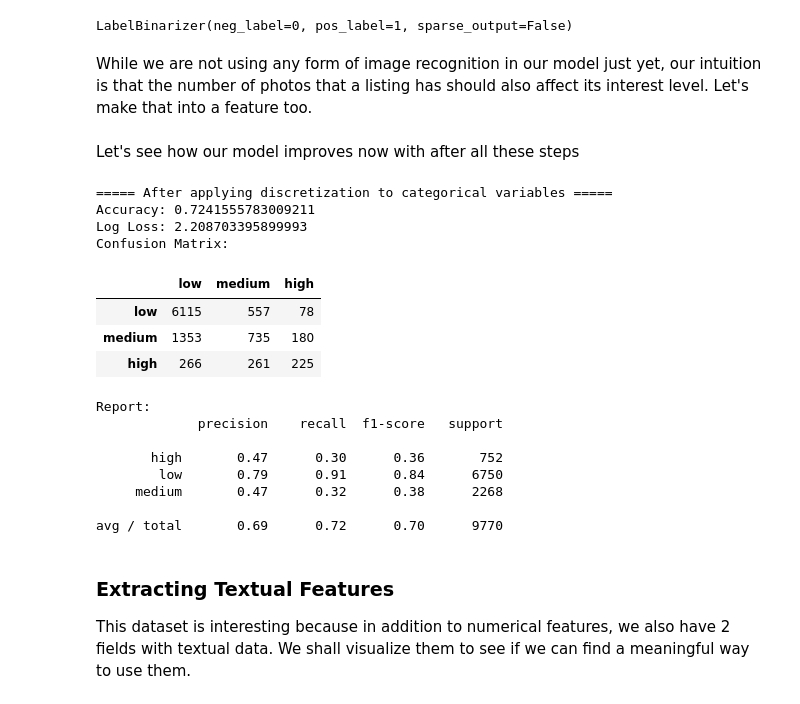
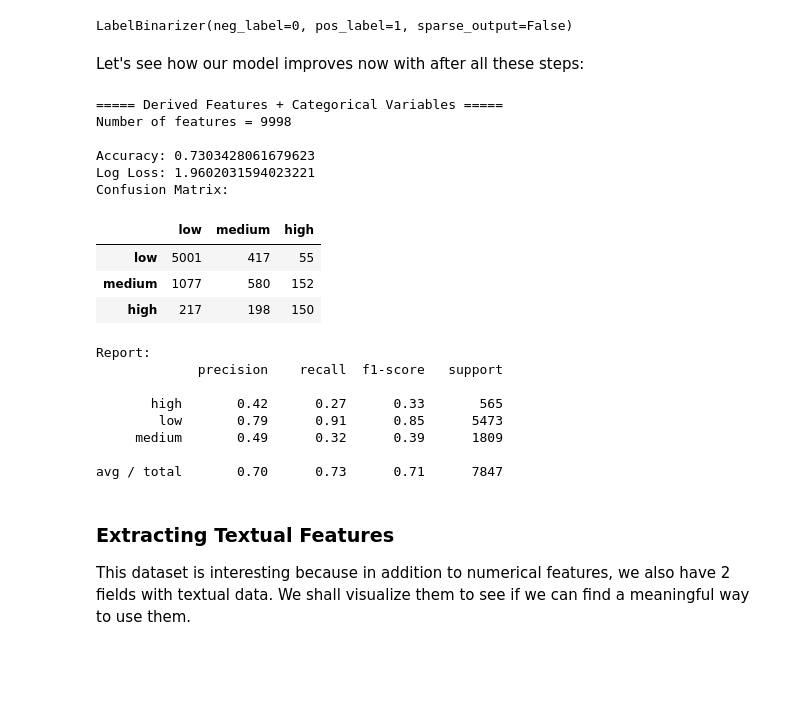
Before and after one commit to ningjung/renthop-kaggle-team-project, a Jupyter notebook: Project 2 Final Report.ipynb, the cells around one changed output. Drawn from its saved outputs; the diff is of its cells as text; code cells hidden in the pictures; blank space fills up the shorter version.

```diff
--- a/Project 2 Final Report.ipynb
+++ b/Project 2 Final Report.ipynb
@@ -256,55 +281,55 @@ We can also make use of `LabelBinarizer` to start making use of the categorical
 # %%
 from sklearn import preprocessing
 lb_managerid = preprocessing.LabelBinarizer()
-lb_managerid.fit(train['manager_id'])
+lb_managerid.fit(train1['manager_id'])
 lb_buildingid = preprocessing.LabelBinarizer()
-lb_buildingid.fit(train['building_id'])
+lb_buildingid.fit(train1['building_id'])
 # %% [output]
 LabelBinarizer(neg_label=0, pos_label=1, sparse_output=False)
 # %%
-managerids = pd.DataFrame(lb_managerid.transform(train['manager_id']))
-buildingids = pd.DataFrame(lb_buildingid.transform(train['building_id']))
+managerids = pd.DataFrame(lb_managerid.transform(train1['manager_id']))
+# rename the column / feature
+managerids.columns = ['managerid_' + str(x) for x in managerids.columns]
+buildingids = pd.DataFrame(lb_buildingid.transform(train1['building_id']))
+buildingids.columns = ['buildingid_' + str(x) for x in buildingids.columns]
 # %%
-train1 = train.reset_index() # so there are no problems concatenating
+train1 = train1.reset_index() # so there are no problems concatenating
 train1 = train1.drop('index', axis=1)
 train1 = pd.concat([train1, managerids, buildingids], axis=1)
-train1 = train1.drop(['building_id', 'manager_id'], axis=1)
-# %% [markdown]
-While we are not using any form of image recognition in our model just yet, our intuition is that the number of photos that a listing has should also affect its interest level. Let's make that into a feature too.
-# %%
-train1 = train1.assign(photo_count=[len(photos) for photos in train1['photos'].values])
 # %% [markdown]
-Let's see how our model improves now with after all these steps
+Let's see how our model improves now with after all these steps:
 # %%
 # extract X and Y
 y_train = train1['interest_level'].values
-x_train = train1.drop(['interest_level', 'created', 'description', 'display_address', 'features', 'listing_id', 'photos', 'street_address'], axis=1)
+x_train = train1.drop(['interest_level', 'manager_id', 'building_id','created', 'description', 'display_address', 'features', 'listing_id', 'photos', 'street_address'], axis=1)
 
 # split our train data into test and training set
 X_train, X_test, Y_train, Y_test = train_test_split(x_train, y_train, test_size=0.2, random_state=27)
 
 # Let's train our model using RandomForest
 clf = RandomForestClassifier(n_estimators=10)
 clf = clf.fit(X_train, Y_train)
 
-evaluate(clf, X_test, Y_test, "After applying discretization to categorical variables")
+evaluate(clf, X_test, Y_test, "Derived Features + Categorical Variables")
 # %% [output]
-===== After applying discretization to categorical variables =====
-Accuracy: 0.7241555783009211
-Log Loss: 2.208703395899993
+===== Derived Features + Categorical Variables =====
+Number of features = 9998
+
+Accuracy: 0.7303428061679623
+Log Loss: 1.9602031594023221
 Confusion Matrix:
 |  | low | medium | high |
-| low | 6115 | 557 | 78 |
-| medium | 1353 | 735 | 180 |
-| high | 266 | 261 | 225 |
+| low | 5001 | 417 | 55 |
+| medium | 1077 | 580 | 152 |
+| high | 217 | 198 | 150 |
 Report:
              precision    recall  f1-score   support
 
-       high       0.47      0.30      0.36       752
-        low       0.79      0.91      0.84      6750
-     medium       0.47      0.32      0.38      2268
+       high       0.42      0.27      0.33       565
+        low       0.79      0.91      0.85      5473
+     medium       0.49      0.32      0.39      1809
 
-avg / total       0.69      0.72      0.70      9770
+avg / total       0.70      0.73      0.71      7847
 # %% [markdown]
 ### Extracting Textual Features
 
```
Also changed, not shown: parts of 38 cells of this notebook.
